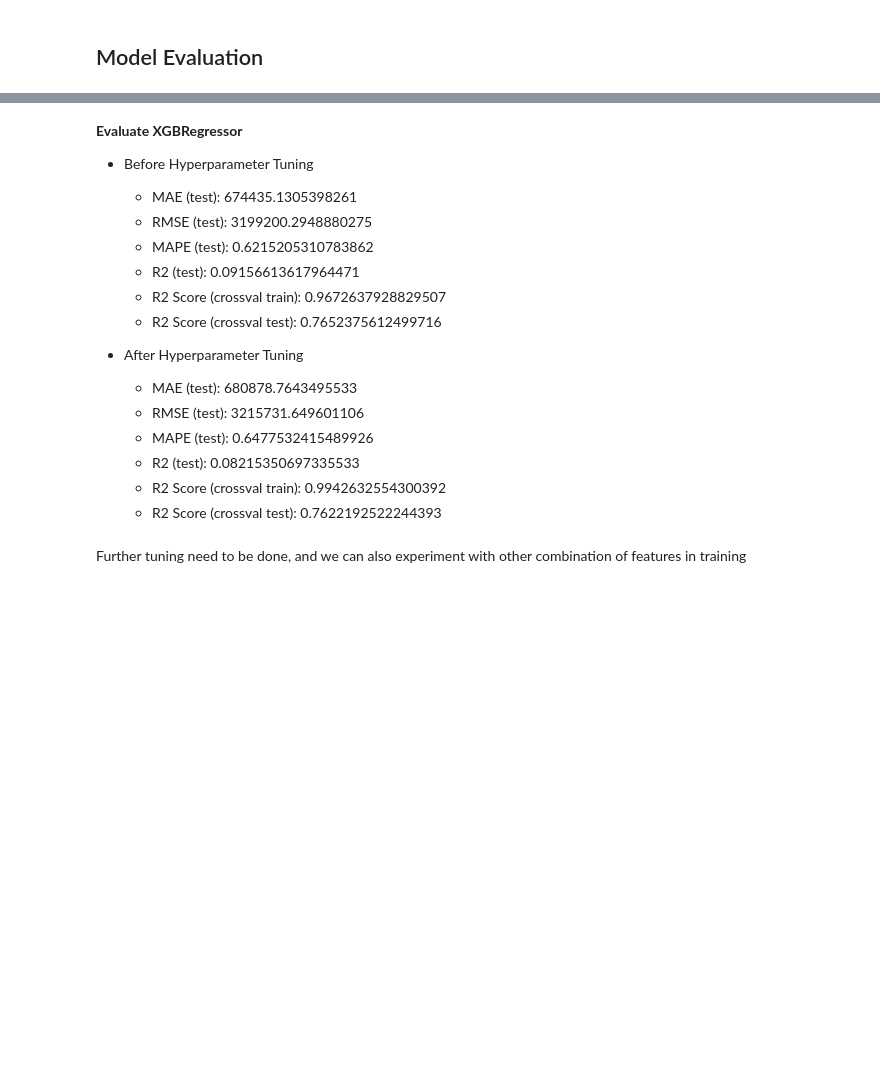
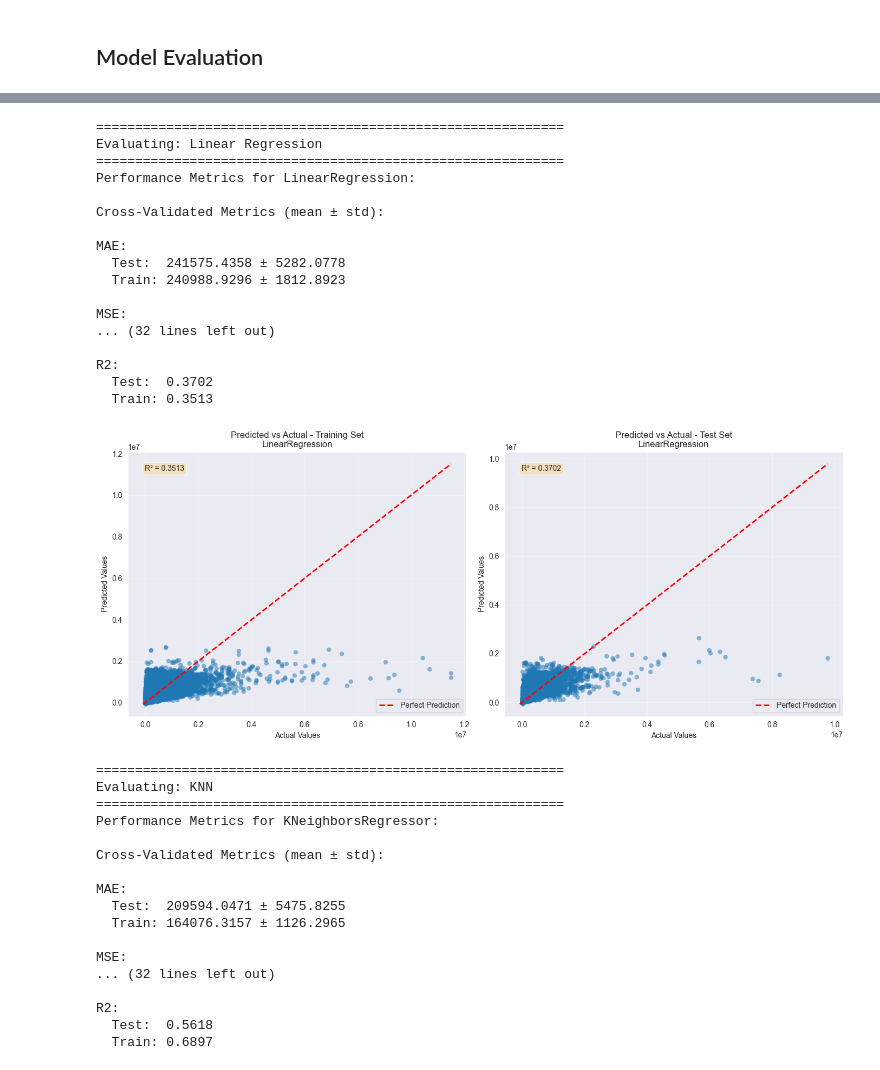
Before and after one commit to mcikalmerdeka/Youtube-Video-Views-Prediction, a Jupyter notebook: notebook_fix.ipynb, the cells around one changed output, grey strips where cells are left out. Cells and saved outputs as stored; diff of their text form; code cells hidden in the pictures; blank space fills up the shorter version.

Commit message:
refactor: finalize everything up until finish (test data eval)

```diff
--- a/notebook_fix.ipynb
+++ b/notebook_fix.ipynb
@@ -1830,20 +1219,60 @@ best_params
-# %% [markdown]
-<b>Evaluate XGBRegressor</b>
-
-- Before Hyperparameter Tuning
-    - MAE (test): 674435.1305398261
-    - RMSE (test): 3199200.2948880275
-    - MAPE (test): 0.6215205310783862
-    - R2 (test): 0.09156613617964471
-    - R2 Score (crossval train): 0.9672637928829507
-    - R2 Score (crossval test): 0.7652375612499716
-
-- After Hyperparameter Tuning
-    - MAE (test): 680878.7643495533
-    - RMSE (test): 3215731.649601106
-    - MAPE (test): 0.6477532415489926
-    - R2 (test): 0.08215350697335533
-    - R2 Score (crossval train): 0.9942632554300392
-    - R2 Score (crossval test): 0.7622192522244393
-# %% [markdown]
-Further tuning need to be done, and we can also experiment with other combination of features in training
+# %%
+# Import regression evaluation and tuning utilities
+from utils import eval_regression
+
+# Evaluate each baseline model on validation set
+baseline_metrics = {}
+
+for name, model in baseline_models.items():
+    print(f"\n{'='*60}")
+    print(f"Evaluating: {name}")
+    print('='*60)
+
+    metrics = eval_regression(
+        model=model,
+        X_train=X_train_scaled,
+        y_train=y_train_clean,
+        X_test=X_val_scaled,
+        y_test=y_val_clean,
+        plot_predicted_vs_actual=True,
+        plot_residuals=False,
+        plot_residuals_dist=False
+    )
+
+    baseline_metrics[name] = metrics
+# %% [output]
+============================================================
+Evaluating: Linear Regression
+============================================================
+Performance Metrics for LinearRegression:
+
+Cross-Validated Metrics (mean ± std):
+
+MAE:
+  Test:  241575.4358 ± 5282.0778
+  Train: 240988.9296 ± 1812.8923
+
+MSE:
+... (32 lines left out)
+
+R2:
+  Test:  0.3702
+  Train: 0.3513
+[figure, added]
+============================================================
+Evaluating: KNN
+============================================================
+Performance Metrics for KNeighborsRegressor:
+
+Cross-Validated Metrics (mean ± std):
+
+MAE:
+  Test:  209594.0471 ± 5475.8255
+  Train: 164076.3157 ± 1126.2965
+
+MSE:
+... (32 lines left out)
+
+R2:
+  Test:  0.5618
+  Train: 0.6897
```
Also changed, not shown: parts of 57 cells of this notebook.
